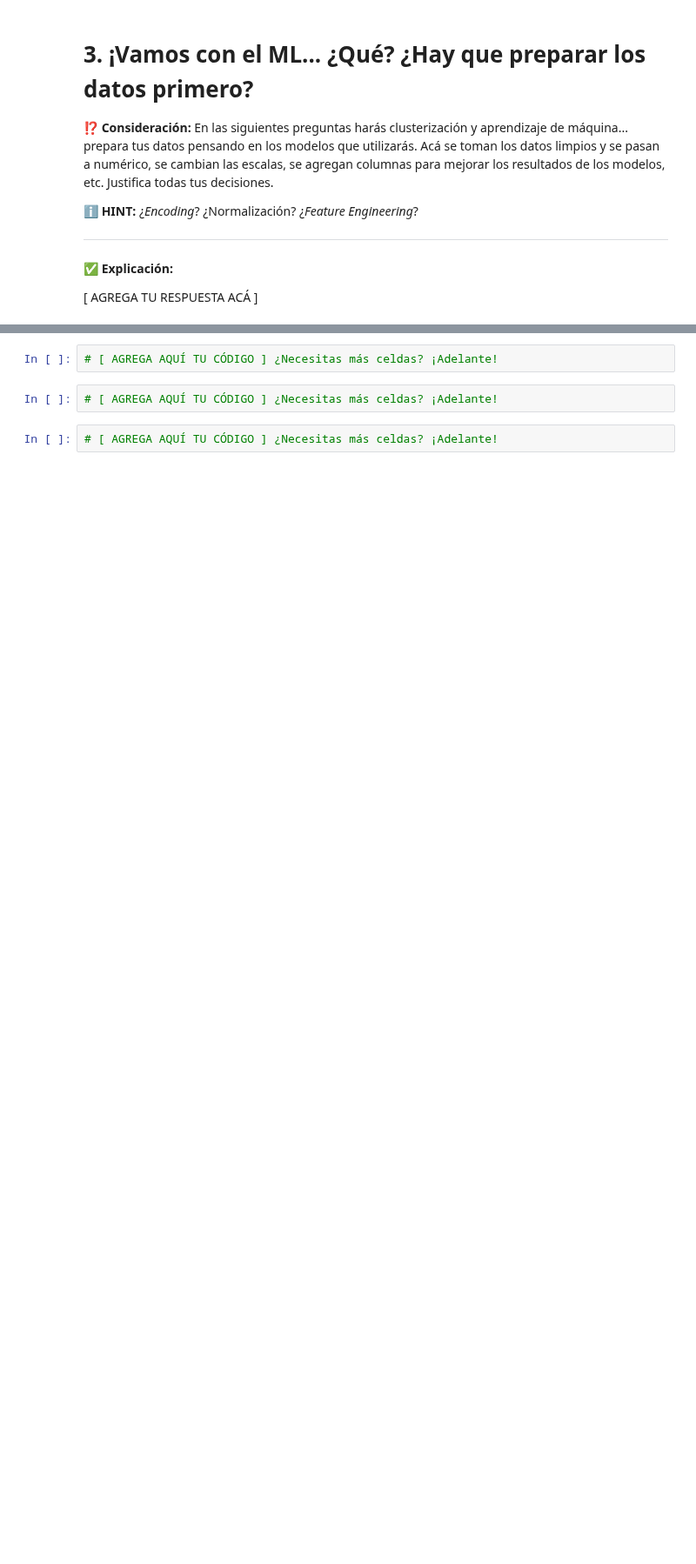
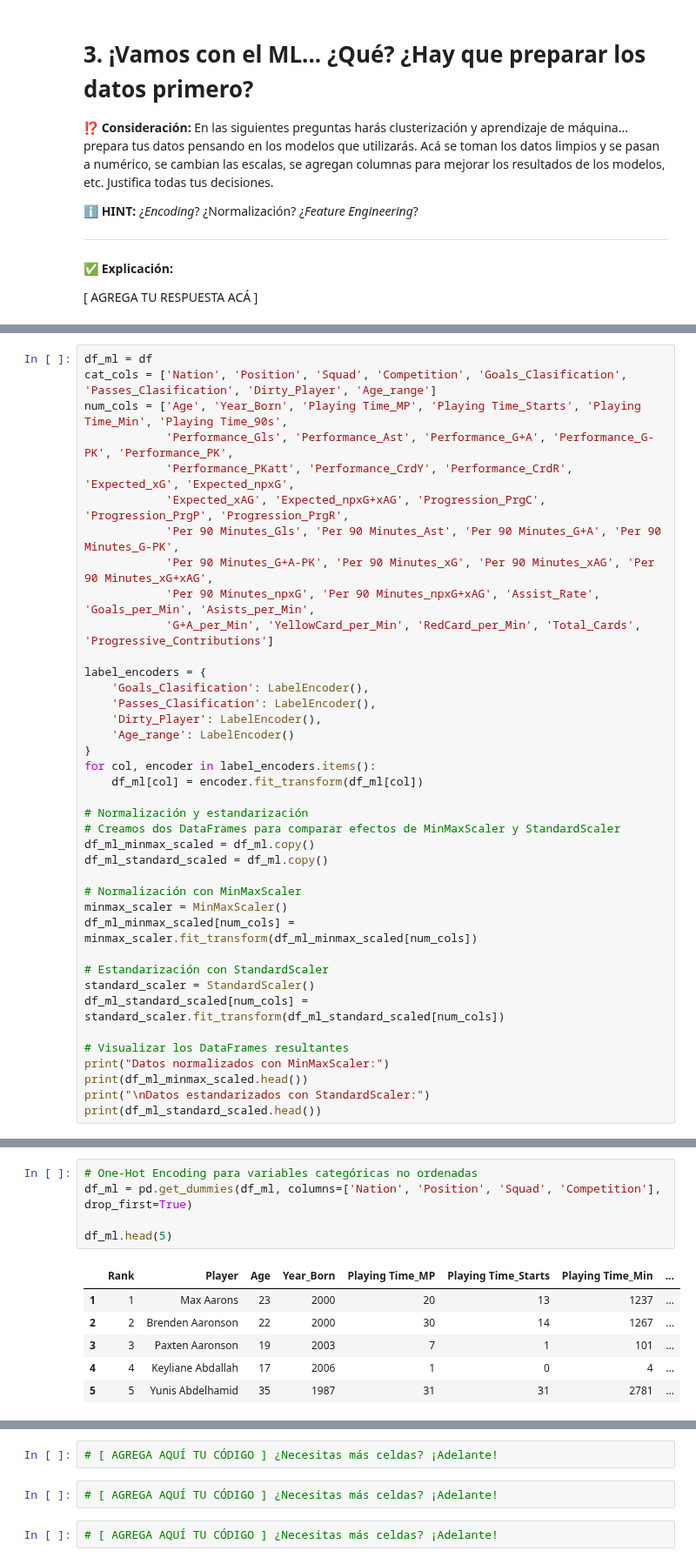
Before and after one commit to julvc/python_diplo, a Jupyter notebook: MP3.ipynb, the cells around one changed output, grey strips where cells are left out. Shown at 87% size. Cells and saved outputs as stored; diff of their text form; blank space fills up the shorter version.

```diff
--- a/MP3.ipynb
+++ b/MP3.ipynb
@@ -611,0 +625,39 @@ plt.show()
+# %%
+df_ml = df
+cat_cols = ['Nation', 'Position', 'Squad', 'Competition', 'Goals_Clasification', 'Passes_Clasification', 'Dirty_Player', 'Age_range']
+num_cols = ['Age', 'Year_Born', 'Playing Time_MP', 'Playing Time_Starts', 'Playing Time_Min', 'Playing Time_90s',
+            'Performance_Gls', 'Performance_Ast', 'Performance_G+A', 'Performance_G-PK', 'Performance_PK',
+            'Performance_PKatt', 'Performance_CrdY', 'Performance_CrdR', 'Expected_xG', 'Expected_npxG',
+            'Expected_xAG', 'Expected_npxG+xAG', 'Progression_PrgC', 'Progression_PrgP', 'Progression_PrgR',
+            'Per 90 Minutes_Gls', 'Per 90 Minutes_Ast', 'Per 90 Minutes_G+A', 'Per 90 Minutes_G-PK',
+            'Per 90 Minutes_G+A-PK', 'Per 90 Minutes_xG', 'Per 90 Minutes_xAG', 'Per 90 Minutes_xG+xAG',
+            'Per 90 Minutes_npxG', 'Per 90 Minutes_npxG+xAG', 'Assist_Rate', 'Goals_per_Min', 'Asists_per_Min',
+            'G+A_per_Min', 'YellowCard_per_Min', 'RedCard_per_Min', 'Total_Cards', 'Progressive_Contributions']
+
+label_encoders = {
+    'Goals_Clasification': LabelEncoder(),
+    'Passes_Clasification': LabelEncoder(),
+    'Dirty_Player': LabelEncoder(),
+    'Age_range': LabelEncoder()
+}
+for col, encoder in label_encoders.items():
+    df_ml[col] = encoder.fit_transform(df_ml[col])
+
+# Normalización y estandarización
+# Creamos dos DataFrames para comparar efectos de MinMaxScaler y StandardScaler
+df_ml_minmax_scaled = df_ml.copy()
+df_ml_standard_scaled = df_ml.copy()
+
+# Normalización con MinMaxScaler
+minmax_scaler = MinMaxScaler()
+df_ml_minmax_scaled[num_cols] = minmax_scaler.fit_transform(df_ml_minmax_scaled[num_cols])
+
+# Estandarización con StandardScaler
+standard_scaler = StandardScaler()
+df_ml_standard_scaled[num_cols] = standard_scaler.fit_transform(df_ml_standard_scaled[num_cols])
+
+# Visualizar los DataFrames resultantes
+print("Datos normalizados con MinMaxScaler:")
+print(df_ml_minmax_scaled.head())
+print("\nDatos estandarizados con StandardScaler:")
+print(df_ml_standard_scaled.head())
@@ -611,0 +682,12 @@ plt.show()
+# %%
+# One-Hot Encoding para variables categóricas no ordenadas
+df_ml = pd.get_dummies(df_ml, columns=['Nation', 'Position', 'Squad', 'Competition'], drop_first=True)
+
+df_ml.head(5)
+# %% [output]
+|  | Rank | Player | Age | Year_Born | Playing Time_MP | Playing Time_Starts | Playing Time_Min | ... |
+| 1 | 1 | Max Aarons | 23 | 2000 | 20 | 13 | 1237 | ... |
+| 2 | 2 | Brenden Aaronson | 22 | 2000 | 30 | 14 | 1267 | ... |
+| 3 | 3 | Paxten Aaronson | 19 | 2003 | 7 | 1 | 101 | ... |
+| 4 | 4 | Keyliane Abdallah | 17 | 2006 | 1 | 0 | 4 | ... |
+| 5 | 5 | Yunis Abdelhamid | 35 | 1987 | 31 | 31 | 2781 | ... |
```
Also changed, not shown: parts of 17 cells of this notebook.
